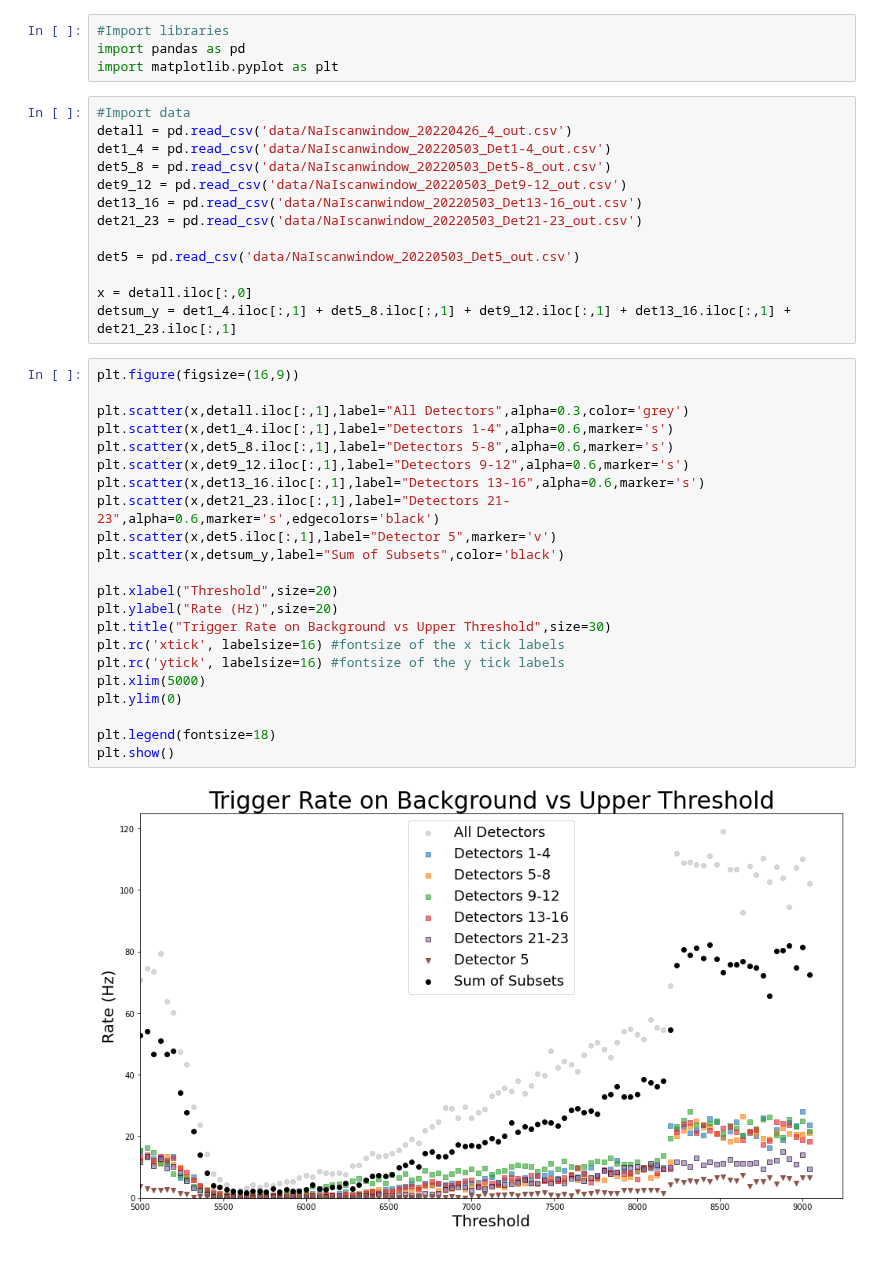
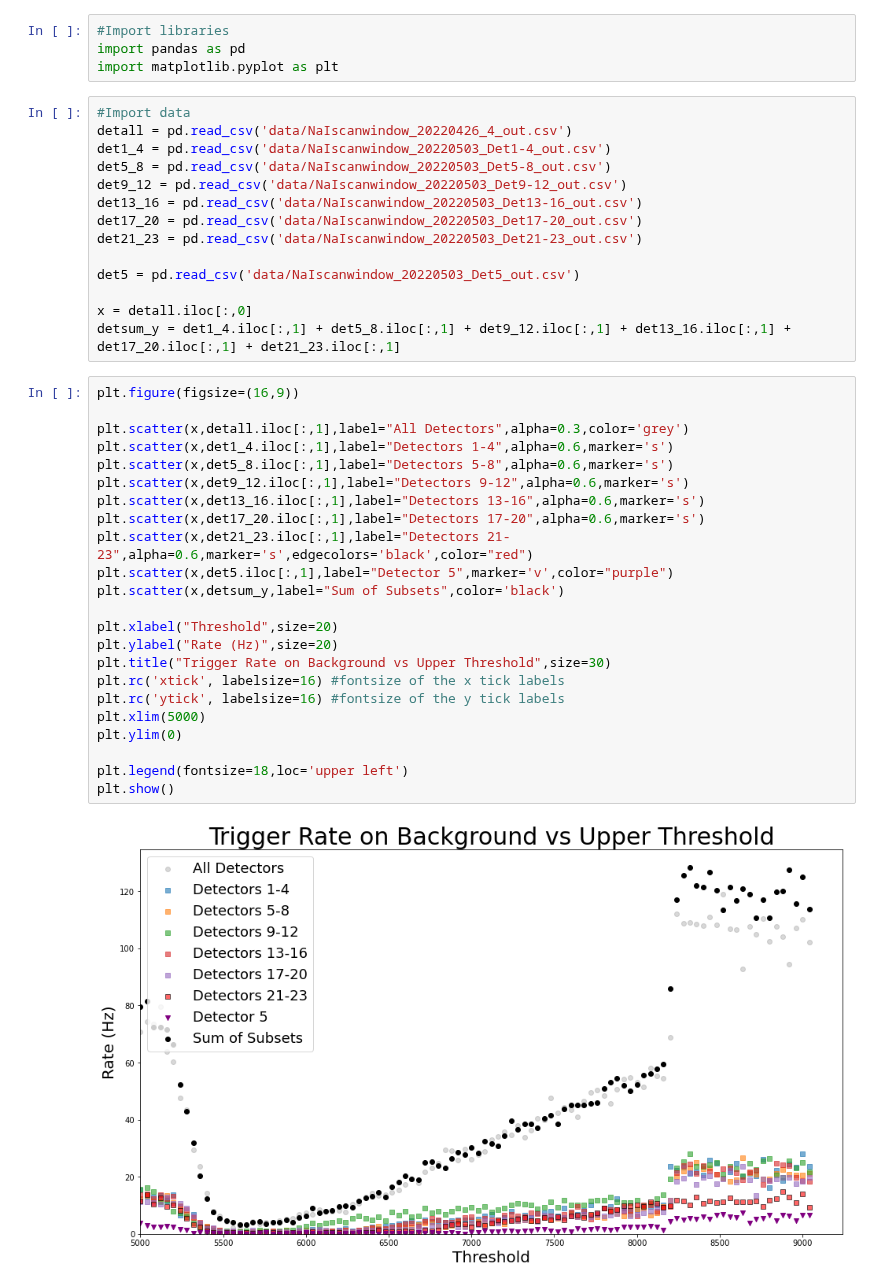
Before and after one commit to villano-lab/NaI_Array_Firmware, a Jupyter notebook: test_firmwares/UniversalTrigger1/Detector_Rates.ipynb, the cells around one changed output. Cells and saved outputs as stored; diff of their text form.

Commit message:
Final version of plots from yesterday's runs.

```diff
--- a/test_firmwares/UniversalTrigger1/Detector_Rates.ipynb
+++ b/test_firmwares/UniversalTrigger1/Detector_Rates.ipynb
@@ -12,36 +12,38 @@ det1_4 = pd.read_csv('data/NaIscanwindow_20220503_Det1-4_out.csv')
 det5_8 = pd.read_csv('data/NaIscanwindow_20220503_Det5-8_out.csv')
 det9_12 = pd.read_csv('data/NaIscanwindow_20220503_Det9-12_out.csv')
 det13_16 = pd.read_csv('data/NaIscanwindow_20220503_Det13-16_out.csv')
+det17_20 = pd.read_csv('data/NaIscanwindow_20220503_Det17-20_out.csv')
 det21_23 = pd.read_csv('data/NaIscanwindow_20220503_Det21-23_out.csv')
 
 det5 = pd.read_csv('data/NaIscanwindow_20220503_Det5_out.csv')
 
 x = detall.iloc[:,0]
-detsum_y = det1_4.iloc[:,1] + det5_8.iloc[:,1] + det9_12.iloc[:,1] + det13_16.iloc[:,1] + det21_23.iloc[:,1]
+detsum_y = det1_4.iloc[:,1] + det5_8.iloc[:,1] + det9_12.iloc[:,1] + det13_16.iloc[:,1] + det17_20.iloc[:,1] + det21_23.iloc[:,1]
 # %%
 plt.figure(figsize=(16,9))
 
 plt.scatter(x,detall.iloc[:,1],label="All Detectors",alpha=0.3,color='grey')
 plt.scatter(x,det1_4.iloc[:,1],label="Detectors 1-4",alpha=0.6,marker='s')
 plt.scatter(x,det5_8.iloc[:,1],label="Detectors 5-8",alpha=0.6,marker='s')
 plt.scatter(x,det9_12.iloc[:,1],label="Detectors 9-12",alpha=0.6,marker='s')
 plt.scatter(x,det13_16.iloc[:,1],label="Detectors 13-16",alpha=0.6,marker='s')
-plt.scatter(x,det21_23.iloc[:,1],label="Detectors 21-23",alpha=0.6,marker='s',edgecolors='black')
-plt.scatter(x,det5.iloc[:,1],label="Detector 5",marker='v')
+plt.scatter(x,det17_20.iloc[:,1],label="Detectors 17-20",alpha=0.6,marker='s')
+plt.scatter(x,det21_23.iloc[:,1],label="Detectors 21-23",alpha=0.6,marker='s',edgecolors='black',color="red")
+plt.scatter(x,det5.iloc[:,1],label="Detector 5",marker='v',color="purple")
 plt.scatter(x,detsum_y,label="Sum of Subsets",color='black')
 
 plt.xlabel("Threshold",size=20)
 plt.ylabel("Rate (Hz)",size=20)
 plt.title("Trigger Rate on Background vs Upper Threshold",size=30)
 plt.rc('xtick', labelsize=16) #fontsize of the x tick labels
 plt.rc('ytick', labelsize=16) #fontsize of the y tick labels
 plt.xlim(5000)
 plt.ylim(0)
 
-plt.legend(fontsize=18)
+plt.legend(fontsize=18,loc='upper left')
 plt.show()
 # %% [output]
-[figure, old version]
+[figure, new version]
 # %%
 plt.figure(figsize=(16,9))
 
```
Also changed, not shown: parts of 3 cells of this notebook, 1 other file.
